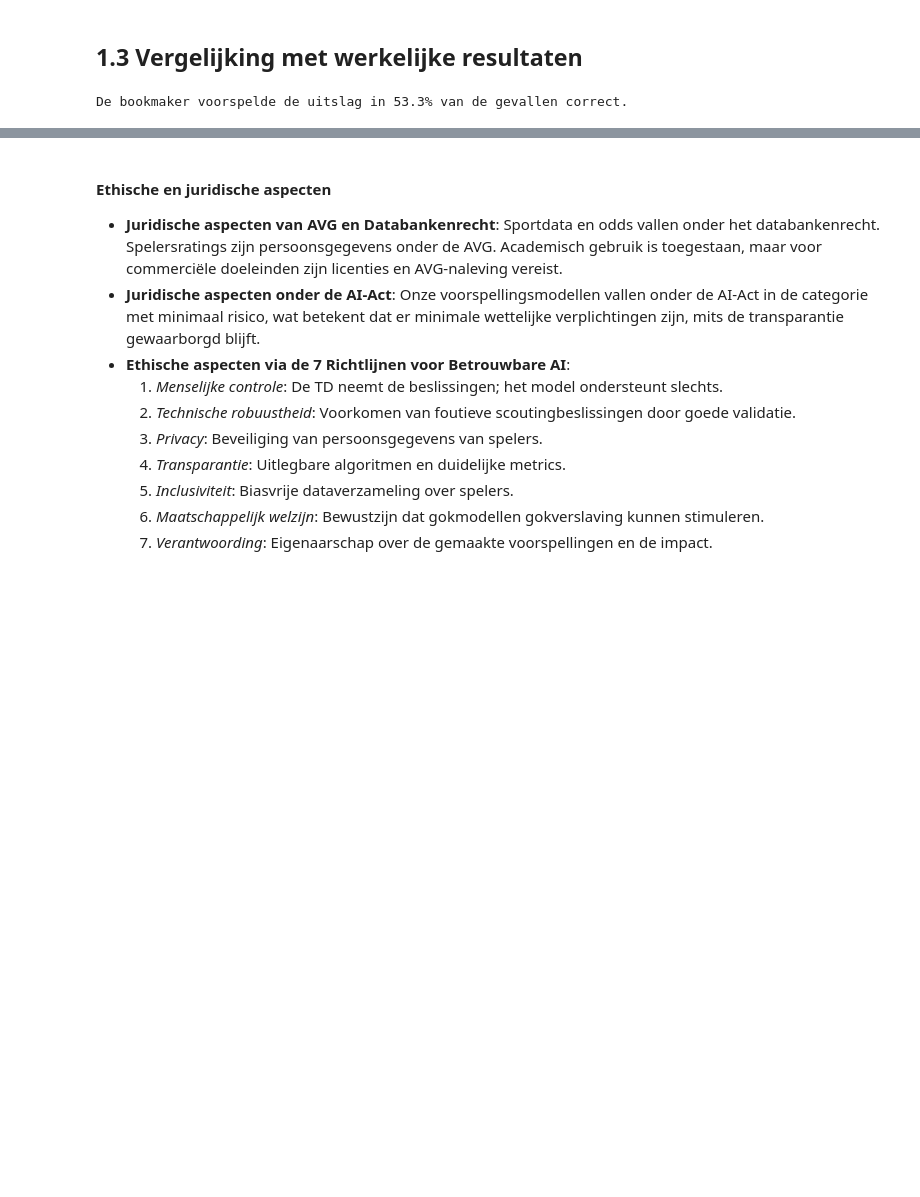
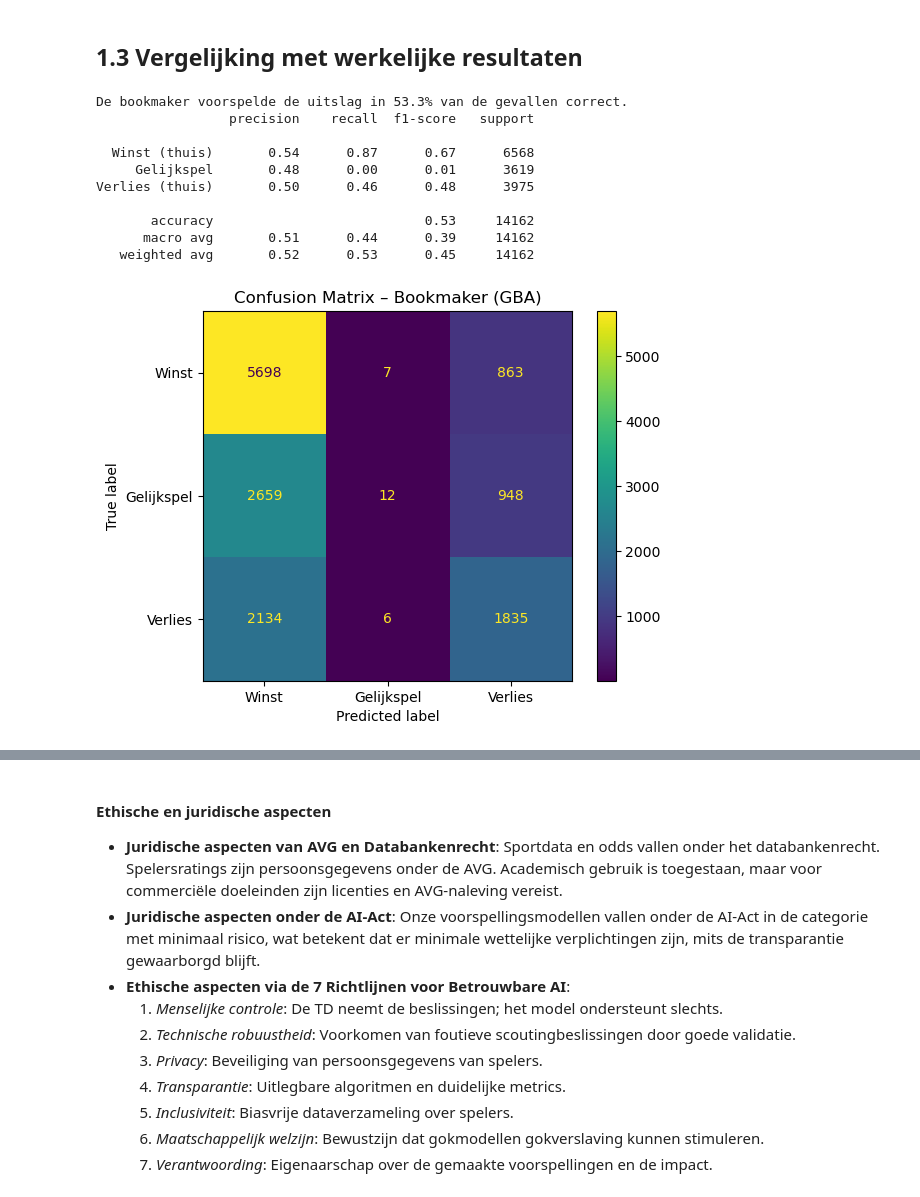
Before and after one commit to ShaliniBekaroe/Datalab_semester2_Groep1, a Jupyter notebook: Sprint6.ipynb, the cells around one changed output, grey strips where cells are left out. Saved outputs shown, nothing was run; the diff lists cells and outputs as text; code cells hidden in the pictures; blank space fills up the shorter version.

```diff
--- a/Sprint6.ipynb
+++ b/Sprint6.ipynb
@@ -216,10 +217,36 @@ Na het normaliseren tellen de kansen per wedstrijd op tot precies 100%. De uitko
 # %%
 df["actual_result"] = df.apply(analyzer.get_actual_result, axis=1)
 
 bm_accuracy = (df["bookmaker_prediction"] == df["actual_result"]).mean()
 print(f"De bookmaker voorspelde de uitslag in {bm_accuracy:.1%} van de gevallen correct.")
+
+labels = ["win", "draw", "defeat"]
+label_namen = ["Winst (thuis)", "Gelijkspel", "Verlies (thuis)"]
+
+print(classification_report(
+    df["actual_result"], df["bookmaker_prediction"],
+    labels=labels, target_names=label_namen
+))
+
+ConfusionMatrixDisplay.from_predictions(
+    df["actual_result"], df["bookmaker_prediction"],
+    labels=labels, display_labels=["Winst", "Gelijkspel", "Verlies"]
+)
+plt.title("Confusion Matrix – Bookmaker (GBA)")
+plt.savefig("confusion_matrix_bookmaker.png", dpi=150, bbox_inches="tight")
+plt.show()
 # %% [output]
 De bookmaker voorspelde de uitslag in 53.3% van de gevallen correct.
+                 precision    recall  f1-score   support
+
+  Winst (thuis)       0.54      0.87      0.67      6568
+     Gelijkspel       0.48      0.00      0.01      3619
+Verlies (thuis)       0.50      0.46      0.48      3975
+
+       accuracy                           0.53     14162
+      macro avg       0.51      0.44      0.39     14162
+   weighted avg       0.52      0.53      0.45     14162
+[figure, added]
 # %% [markdown]
 **Uitleg voor de Technisch Directeur:**
 
```
Also changed, not shown: parts of 3 cells of this notebook, 1 other file.
